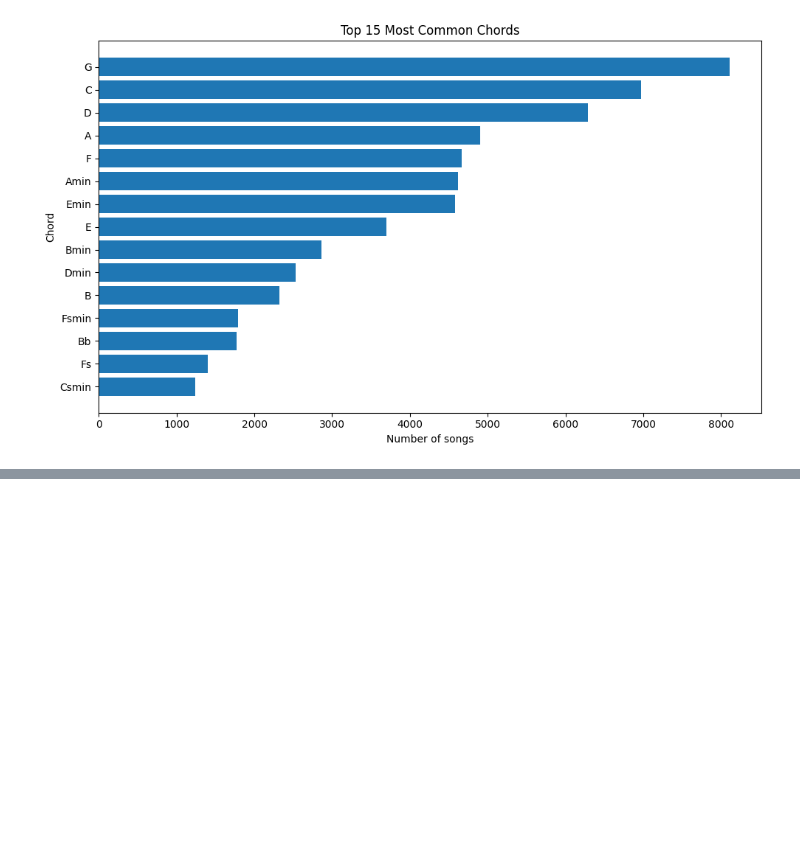
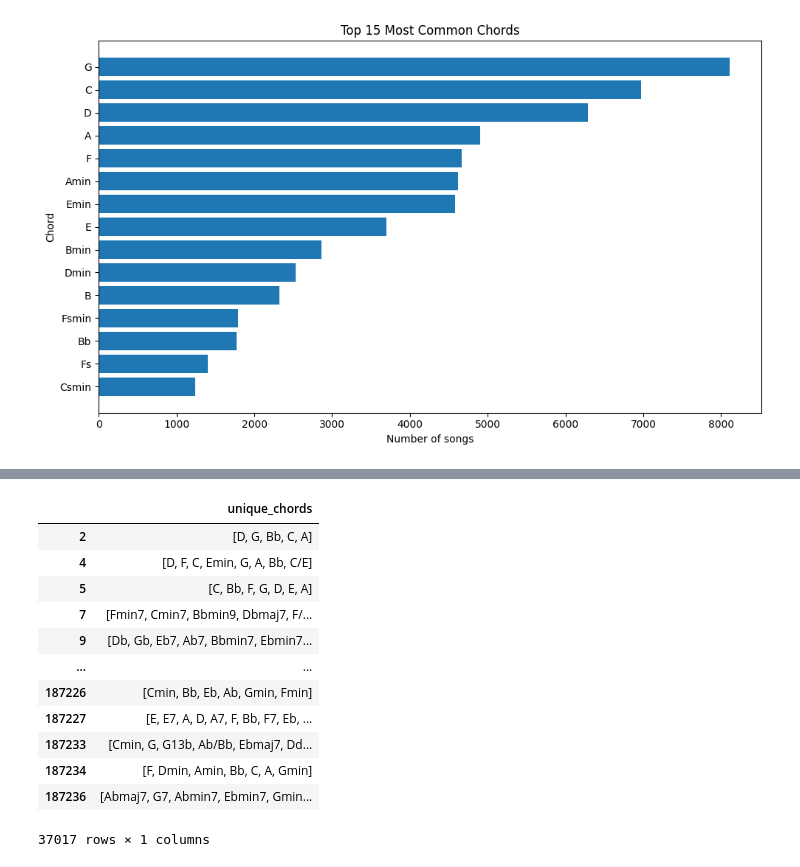
Before and after one commit to yahoyoungho/Chords-Explorer, a Jupyter notebook: Erik/checkpoint_vis.ipynb, the cells around one changed output, grey strips where cells are left out. Cells and saved outputs as stored; diff of their text form; code cells hidden in the pictures; blank space fills up the shorter version.

```diff
--- a/Erik/checkpoint_vis.ipynb
+++ b/Erik/checkpoint_vis.ipynb
@@ -91,0 +138,33 @@ df_nd
+# %%
+def has_chord_with_second_char(value, char):
+    if isinstance(value, str):
+        chords = value.strip().strip("[]").split(",")
+    elif isinstance(value, (list, tuple, set)):
+        chords = value
+    else:
+        return False
+
+    return any(
+        isinstance(chord, str)
+        and chord.strip().strip("'\"")[1:2] == char
+        for chord in chords
+    )
+
+mask = df["unique_chords"].apply(
+    lambda value: has_chord_with_second_char(value, "b")
+)
+df.loc[mask, ["unique_chords"]]
+# %% [output]
+|  | unique_chords |
+| 2 | [D, G, Bb, C, A] |
+| 4 | [D, F, C, Emin, G, A, Bb, C/E] |
+| 5 | [C, Bb, F, G, D, E, A] |
+| 7 | [Fmin7, Cmin7, Bbmin9, Dbmaj7, F/... |
+| 9 | [Db, Gb, Eb7, Ab7, Bbmin7, Ebmin7... |
+| ... | ... |
+| 187226 | [Cmin, Bb, Eb, Ab, Gmin, Fmin] |
+| 187227 | [E, E7, A, D, A7, F, Bb, F7, Eb, ... |
+| 187233 | [Cmin, G, G13b, Ab/Bb, Ebmaj7, Dd... |
+| 187234 | [F, Dmin, Amin, Bb, C, A, Gmin] |
+| 187236 | [Abmaj7, G7, Abmin7, Ebmin7, Gmin... |
+37017 rows × 1 columns
```
Also changed, not shown: parts of 10 cells of this notebook, 3 other files.
